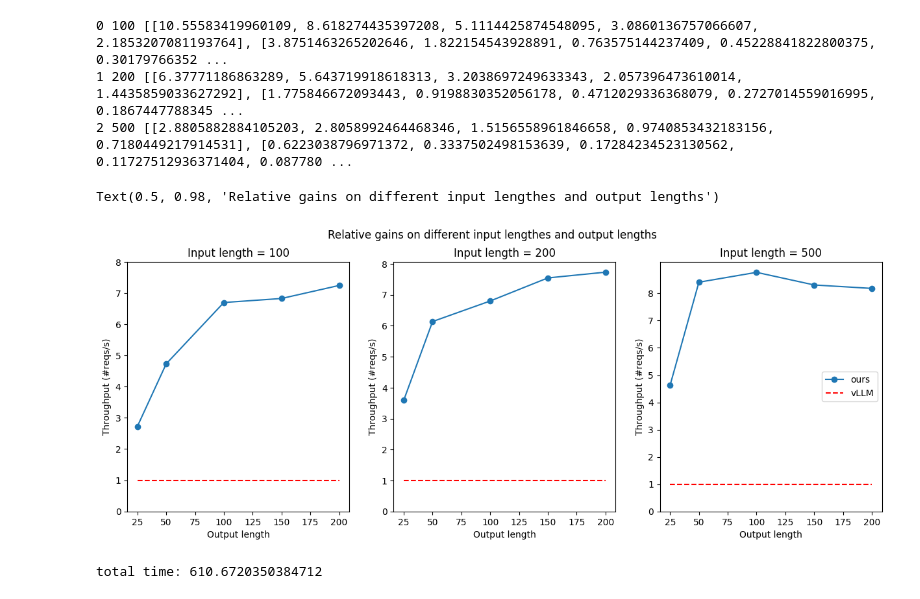
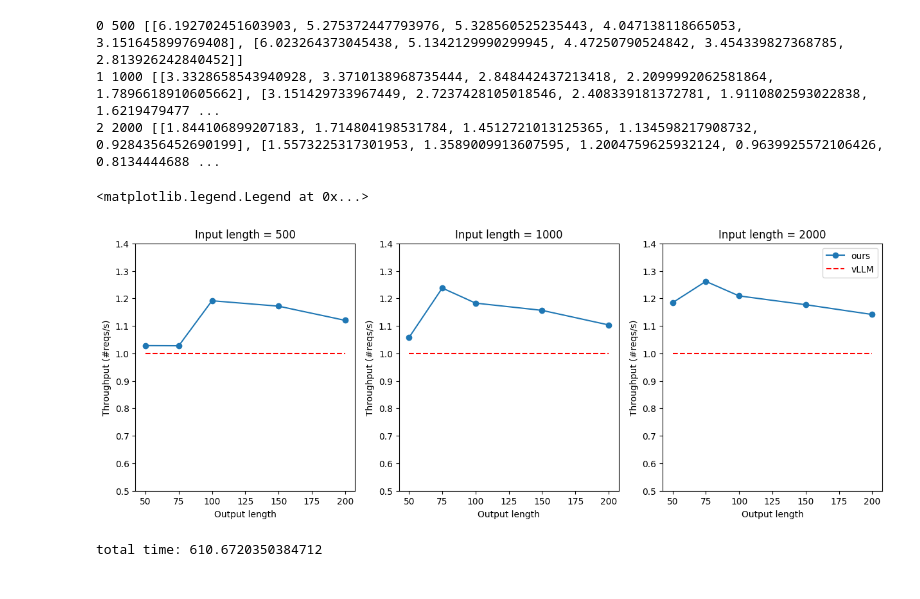
Before and after one commit to SwiftSeal03/swiftLLM, a Jupyter notebook: profile/e2e-illst.ipynb, the cells around one changed output. Cells and saved outputs as stored; diff of their text form; code cells hidden in the pictures.

```diff
--- a/profile/e2e-illst.ipynb
+++ b/profile/e2e-illst.ipynb
@@ -8,9 +8,9 @@ import numpy as np
 # output_lens = [30, 50, 70, 90]
 
 in_len = 1038
-num_data = 1000
-input_lens = [100, 200, 500]
-output_lens = [25, 50, 100, 150, 200]
+num_data = 2000
+input_lens = [500, 1000, 2000]
+output_lens = [50, 75, 100, 150, 200]
 
 fig, axes = plt.subplots(1, 3, figsize=(15, 5))
 
@@ -18,40 +18,43 @@ for i, in_len in enumerate(input_lens):
   tps = [[], []]
   for out_len in output_lens:
     path_prefix = '../evaluation/results/'
     file_names = [f'ours-{num_data}-{in_len}-{out_len}-tp.json', f'vllm-{num_data}-{in_len}-{out_len}-tp.json']
     file_names = [path_prefix + f for f in file_names]
     for j, filename in enumerate(file_names):
       with open(filename) as f:
         data = json.load(f)
 
       times = sorted([d['end'] for d in data])
       data = [times[j] - times[j-1] for j in range(1, len(times))]
 
       ndata = len(data)
       nwarmup = (ndata + 1) // 10 * 2
       ncooldown = (ndata + 1) // 10 * 8
       tps[j].append(1 / np.mean(data[nwarmup: ncooldown]))
 
   ratios = [tps[0][i] / tps[1][i] for i in range(len(output_lens))]
   axes[i].plot(output_lens, ratios, label='ours', marker='o')
 
   # draw y = 1 line
   axes[i].plot([output_lens[0], output_lens[-1]], [1, 1], 'r--', label='vLLM')
 
   print(i, in_len, tps)
   axes[i].set_xlabel('Output length')
   axes[i].set_ylabel('Throughput (#reqs/s)')
   axes[i].set_title(f'Input length = {in_len}')
-  axes[i].set_yticks(np.arange(0, 9, 1))
+  axes[i].set_yticks(np.arange(0.5, 1.5, 0.1))
 
 plt.legend()
-plt.suptitle(f'Relative gains on different input lengthes and output lengths')
+# plt.suptitle(f'Relative gains on different input lengthes and output lengths')
+# font size
+# fig size - default
+# fix output length
 # %% [output]
-0 100 [[10.55583419960109, 8.618274435397208, 5.1114425874548095, 3.0860136757066607, 2.1853207081193764], [3.8751463265202646, 1.822154543928891, 0.763575144237409, 0.45228841822800375, 0.30179766352 ...
-1 200 [[6.37771186863289, 5.643719918618313, 3.2038697249633343, 2.057396473610014, 1.4435859033627292], [1.775846672093443, 0.9198830352056178, 0.4712029336368079, 0.2727014559016995, 0.1867447788345 ...
-2 500 [[2.8805882884105203, 2.8058992464468346, 1.5156558961846658, 0.9740853432183156, 0.7180449217914531], [0.6223038796971372, 0.3337502498153639, 0.17284234523130562, 0.11727512936371404, 0.087780 ...
+0 500 [[6.192702451603903, 5.275372447793976, 5.328560525235443, 4.047138118665053, 3.151645899769408], [6.023264373045438, 5.1342129990299945, 4.47250790524842, 3.454339827368785, 2.813926242840452]]
+1 1000 [[3.3328658543940928, 3.3710138968735444, 2.848442437213418, 2.2099992062581864, 1.7896618910605662], [3.151429733967449, 2.7237428105018546, 2.408339181372781, 1.9110802593022838, 1.6219479477 ...
+2 2000 [[1.844106899207183, 1.714804198531784, 1.4512721013125365, 1.134598217908732, 0.9284356452690199], [1.5573225317301953, 1.3589009913607595, 1.2004759625932124, 0.9639925572106426, 0.8134444688 ...
-Text(0.5, 0.98, 'Relative gains on different input lengthes and output lengths')
+<matplotlib.legend.Legend at 0x...>
-[figure, old version]
+[figure, new version]
 # %%
 import json
 import numpy as np
```
Also changed, not shown: parts of 1 cell of this notebook, 2 other files.
